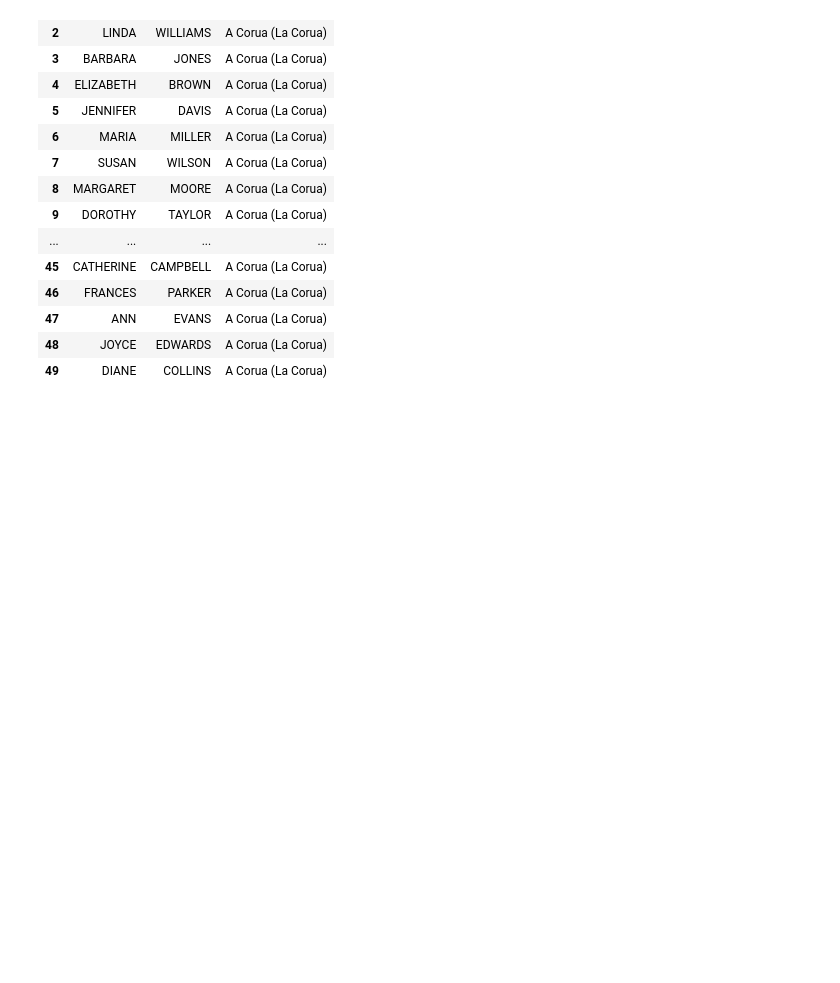
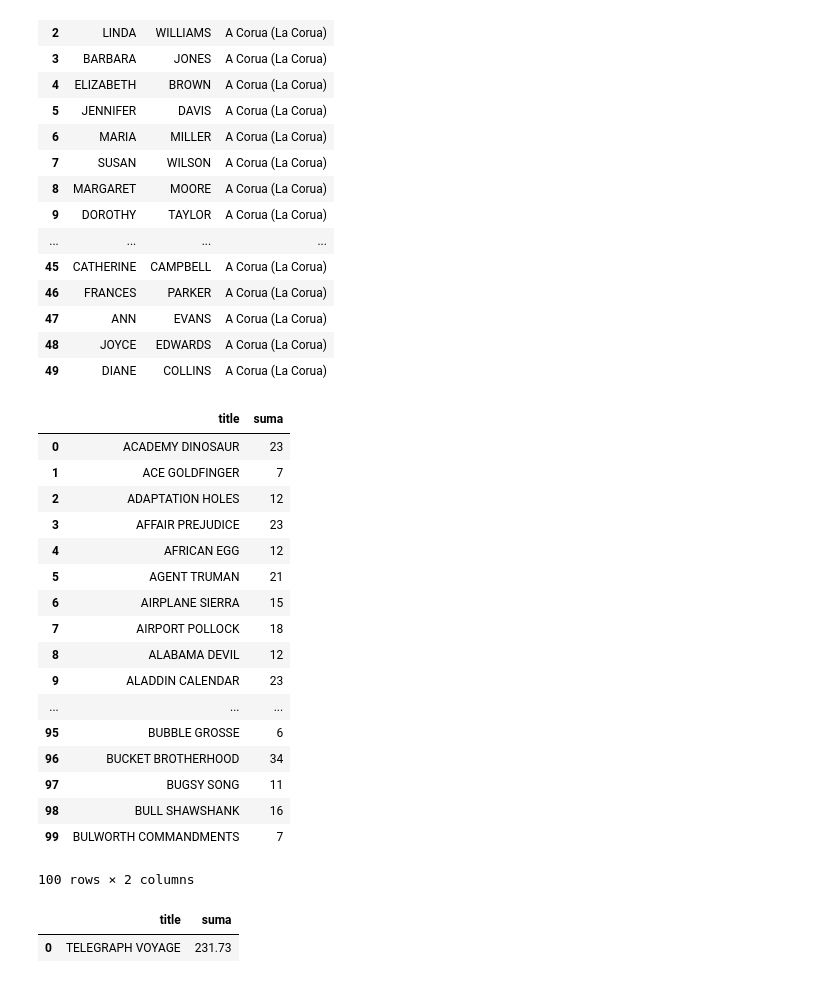
Before and after one commit to Angelo19987/INFO261, a Jupyter notebook: Notebook-2.ipynb, the cells around one changed output. Cells and saved outputs as stored; diff of their text form; code cells hidden in the pictures; blank space fills up the shorter version.

```diff
--- a/Notebook-2.ipynb
+++ b/Notebook-2.ipynb
@@ -111,3 +145,33 @@ display(df)
 | 47 | ANN | EVANS | A Corua (La Corua) |
 | 48 | JOYCE | EDWARDS | A Corua (La Corua) |
 | 49 | DIANE | COLLINS | A Corua (La Corua) |
+# %%
+#ejercicio 5 n°4)
+df = pd.read_sql('SELECT title,count(title) as suma FROM film INNER JOIN inventory ON film.film_id = inventory.film_id INNER JOIN rental ON inventory.inventory_id = rental.inventory_id GROUP BY title LIMIT 10;', con=db_connection)
+display(df)
+# %% [output]
+|  | title | suma |
+| 0 | ACADEMY DINOSAUR | 23 |
+| 1 | ACE GOLDFINGER | 7 |
+| 2 | ADAPTATION HOLES | 12 |
+| 3 | AFFAIR PREJUDICE | 23 |
+| 4 | AFRICAN EGG | 12 |
+| 5 | AGENT TRUMAN | 21 |
+| 6 | AIRPLANE SIERRA | 15 |
+| 7 | AIRPORT POLLOCK | 18 |
+| 8 | ALABAMA DEVIL | 12 |
+| 9 | ALADDIN CALENDAR | 23 |
+| ... | ... | ... |
+| 95 | BUBBLE GROSSE | 6 |
+| 96 | BUCKET BROTHERHOOD | 34 |
+| 97 | BUGSY SONG | 11 |
+| 98 | BULL SHAWSHANK | 16 |
+| 99 | BULWORTH COMMANDMENTS | 7 |
+100 rows × 2 columns
+# %%
+#ejercicio 5 n°5)
+df = pd.read_sql('SELECT title,sum(amount) as suma FROM film INNER JOIN inventory ON film.film_id = inventory.film_id INNER JOIN rental ON inventory.inventory_id = rental.inventory_id INNER JOIN payment ON rental.rental_id = payment.rental_id GROUP BY title ORDER BY suma DESC LIMIT 1;', con=db_connection)
+display(df)
+# %% [output]
+|  | title | suma |
+| 0 | TELEGRAPH VOYAGE | 231.73 |
```
Also changed, not shown: parts of 25 cells of this notebook.
